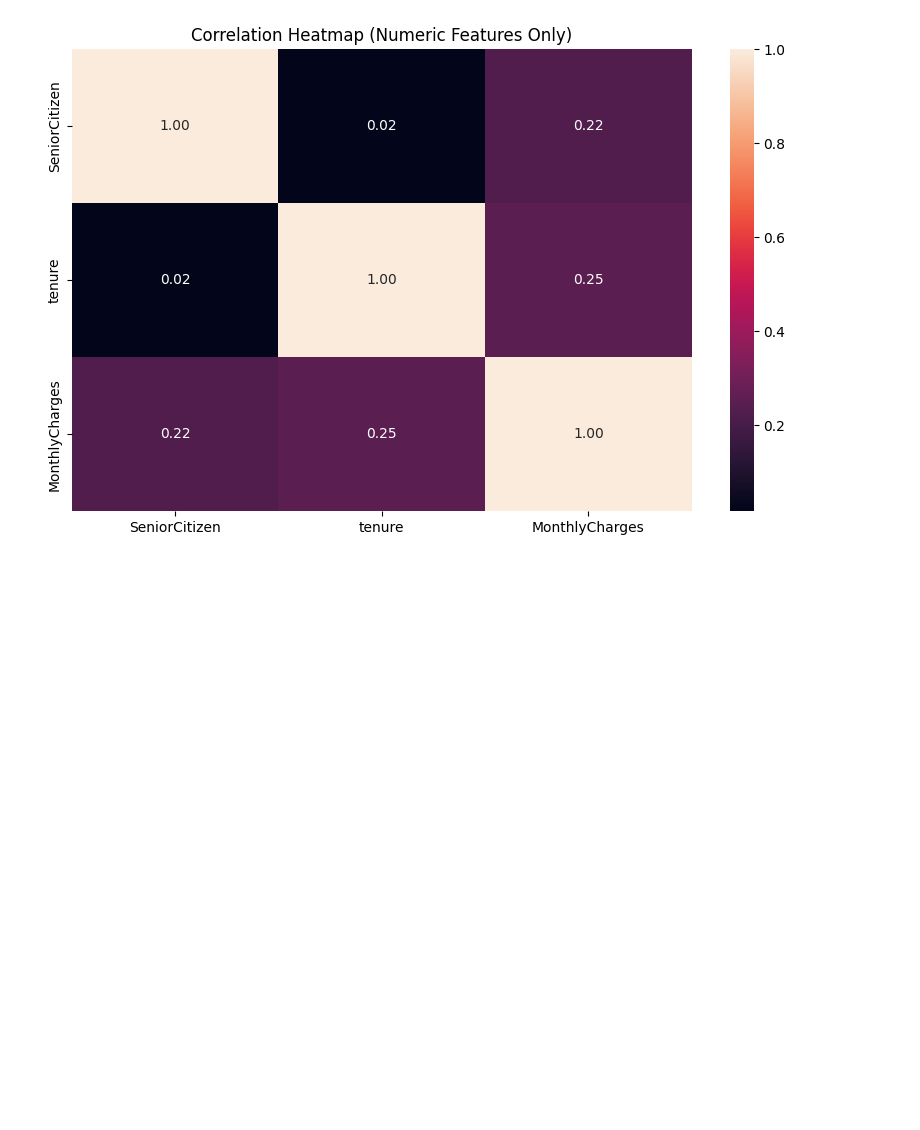
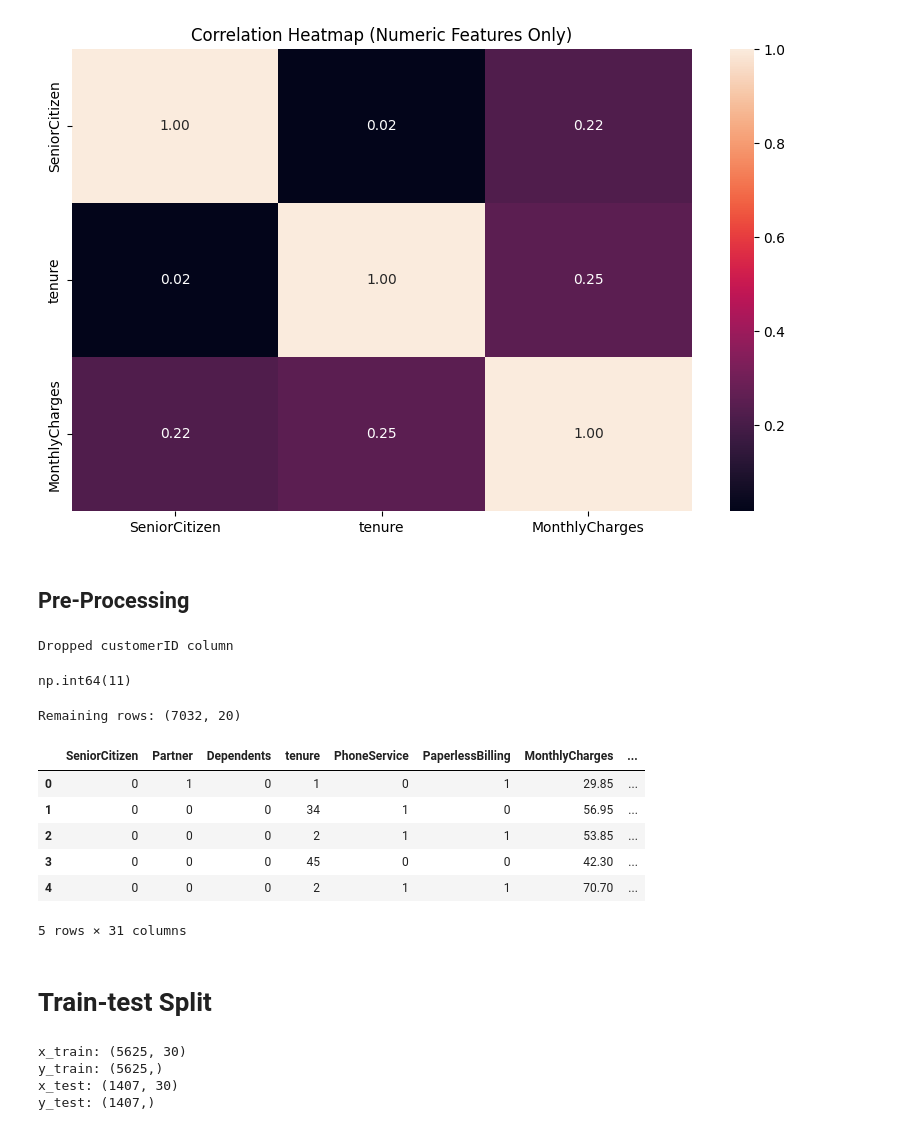
Before and after one commit to samhashiyam/MachineLearning, a Jupyter notebook: MLcwipynb.ipynb, the cells around one changed output. Cells and saved outputs as stored; diff of their text form; code cells hidden in the pictures; blank space fills up the shorter version.

```diff
--- a/MLcwipynb.ipynb
+++ b/MLcwipynb.ipynb
@@ -183,3 +176,51 @@ plt.title("Correlation Heatmap (Numeric Features Only)")
 plt.show()
 # %% [output]
 [figure]
+# %% [markdown]
+## Pre-Processing
+# %%
+#drop customerId column(unique values)
+df = df.drop(['customerID'], axis=1)
+print("Dropped customerID column")
+# %% [output]
+Dropped customerID column
+# %%
+# FIX TotalCharges COLUMN
+
+# Replace spaces with NaN
+df['TotalCharges'] = df['TotalCharges'].replace(" ", np.nan)
+
+# Convert to float
+df['TotalCharges'] = df['TotalCharges'].astype(float)
+
+# Show missing values count
+df['TotalCharges'].isnull().sum()
+# %% [output]
+np.int64(11)
+# %%
+#Drop missing values(less than 10 rows missing)
+
+df = df.dropna()
+print("Remaining rows:", df.shape)
+# %% [output]
+Remaining rows: (7032, 20)
+# %%
+#convert yes/no columns to 1/0
+yes_no_cols = ['Partner', 'Dependents', 'PhoneService', 'PaperlessBilling', 'Churn']
+
+for col in yes_no_cols:
+    df[col] = df[col].map({'Yes': 1, 'No': 0})
+# %%
+#one-hot encoding (for categorical variables)
+df = pd.get_dummies(df, drop_first=True)
+df.head()
+# %% [output]
+|  | SeniorCitizen | Partner | Dependents | tenure | PhoneService | PaperlessBilling | MonthlyCharges | ... |
+| 0 | 0 | 1 | 0 | 1 | 0 | 1 | 29.85 | ... |
+| 1 | 0 | 0 | 0 | 34 | 1 | 0 | 56.95 | ... |
+| 2 | 0 | 0 | 0 | 2 | 1 | 1 | 53.85 | ... |
+| 3 | 0 | 0 | 0 | 45 | 0 | 0 | 42.30 | ... |
+| 4 | 0 | 0 | 0 | 2 | 1 | 1 | 70.70 | ... |
+5 rows × 31 columns
+# %% [markdown]
+# Train-test Split
@@ -185,0 +234,10 @@ plt.show()
+# %%
+print("x_train:", X_train.shape)
+print("y_train:", y_train.shape)
+print("x_test:", X_test.shape)
+print("y_test:", y_test.shape)
+# %% [output]
+x_train: (5625, 30)
+y_train: (5625,)
+x_test: (1407, 30)
+y_test: (1407,)
```
Also changed, not shown: parts of 13 cells of this notebook.
